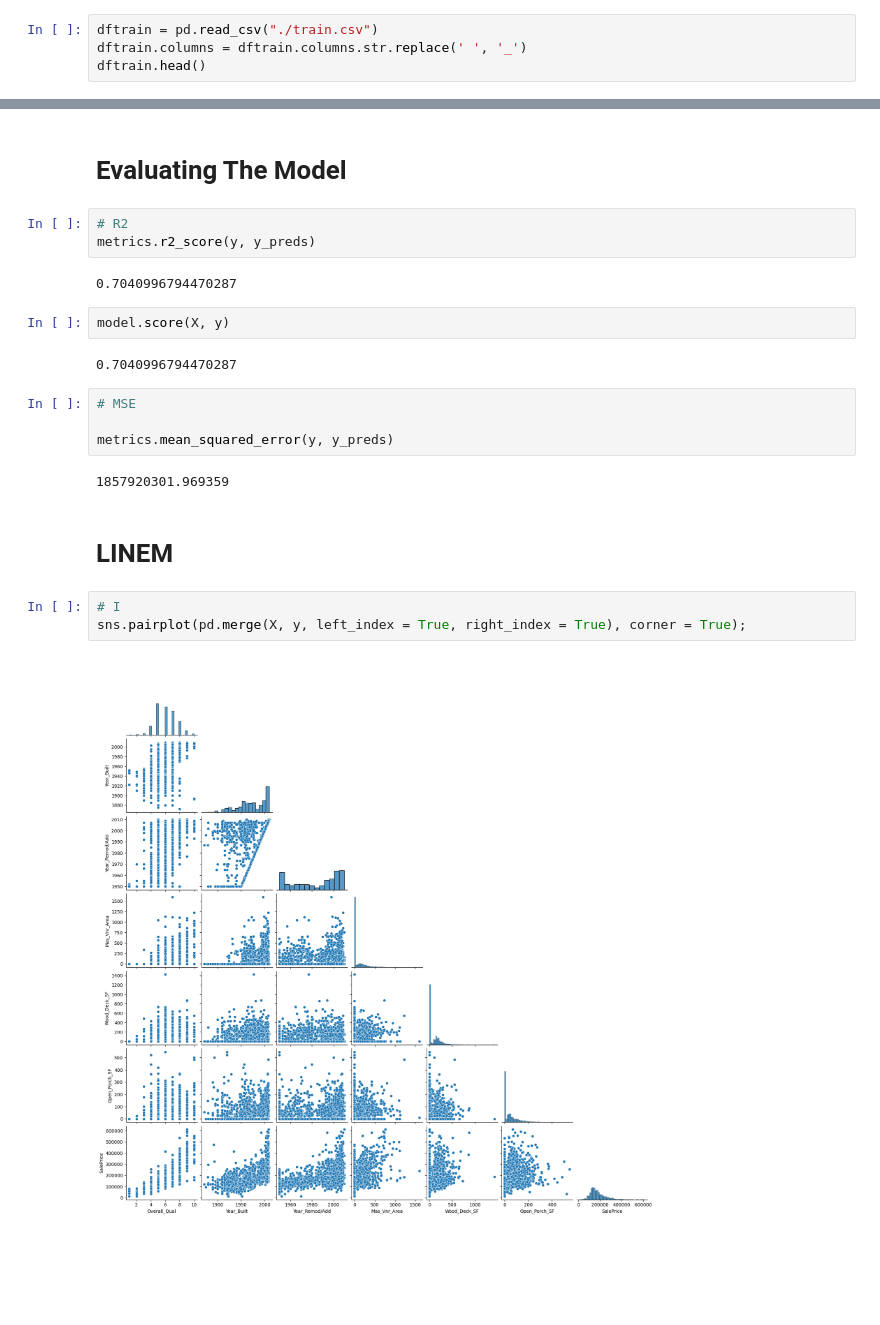
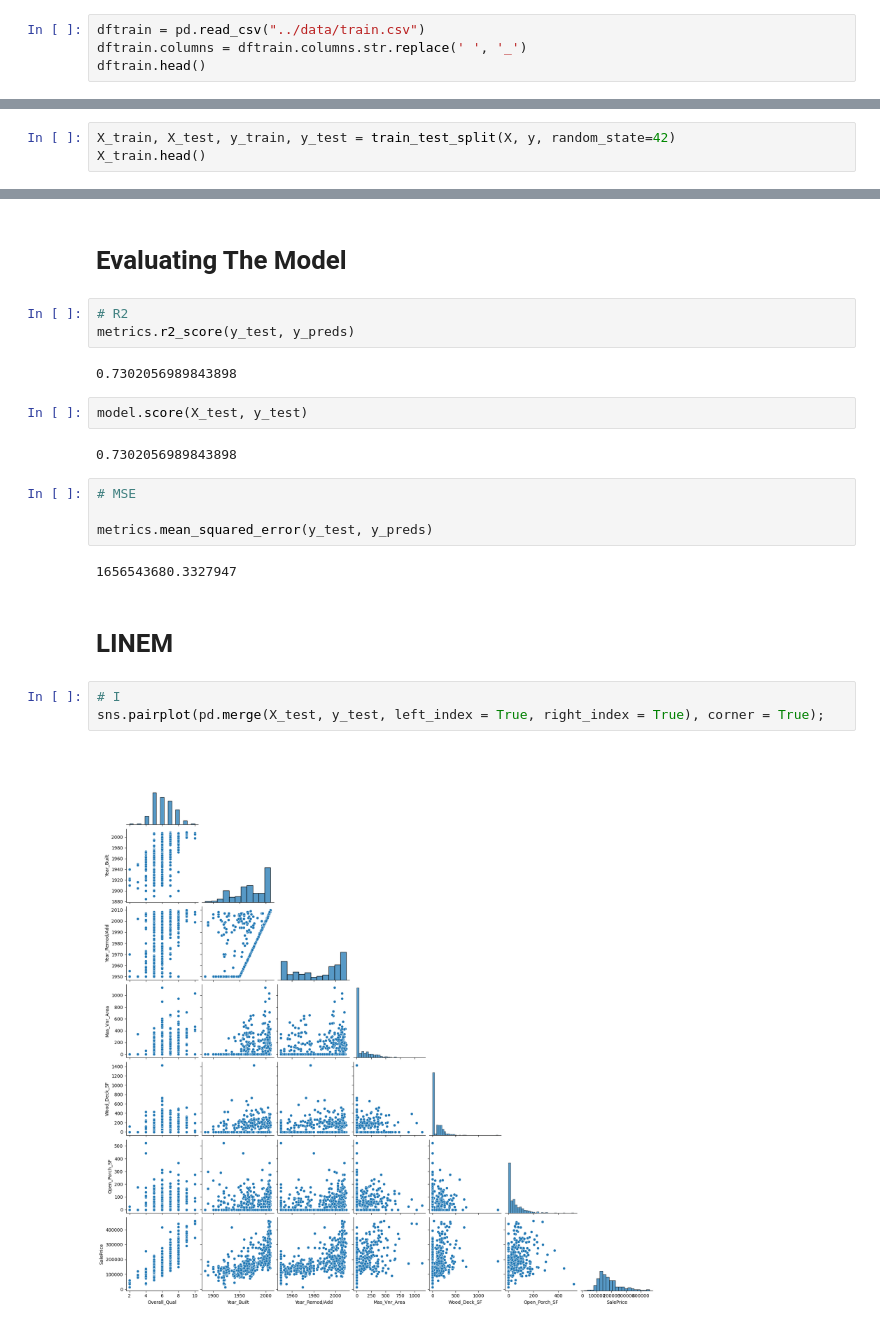
Before and after one commit to Osei7/housing_price-predictions, a Jupyter notebook: code/Notebook 1.ipynb, the cells around one changed output, grey strips where cells are left out. Cells and saved outputs as stored; diff of their text form; blank space fills up the shorter version.

```diff
--- a/code/Notebook 1.ipynb
+++ b/code/Notebook 1.ipynb
@@ -12,7 +12,7 @@ import seaborn as sns
 # %% [markdown]
 * Importing the data and renaming columns for organization
 # %%
-dftrain = pd.read_csv("./train.csv")
+dftrain = pd.read_csv("../data/train.csv")
 dftrain.columns = dftrain.columns.str.replace(' ', '_')
 dftrain.head()
 # %% [output]
@@ -258,3 +260,6 @@ y = dftrain['SalePrice']
 y.shape
 # %% [output]
 (2051,)
+# %%
+X_train, X_test, y_train, y_test = train_test_split(X, y, random_state=42)
+X_train.head()
@@ -316,25 +343,25 @@ numpy.ndarray
 #  Evaluating The Model
 # %%
 # R2
-metrics.r2_score(y, y_preds)
+metrics.r2_score(y_test, y_preds)
 # %% [output]
-0.7040996794470287
+0.7302056989843898
 # %%
-model.score(X, y)
+model.score(X_test, y_test)
 # %% [output]
-0.7040996794470287
+0.7302056989843898
 # %%
 # MSE
 
-metrics.mean_squared_error(y, y_preds)
+metrics.mean_squared_error(y_test, y_preds)
 # %% [output]
-1857920301.969359
+1656543680.3327947
 # %% [markdown]
 # LINEM
 # %%
 # I
-sns.pairplot(pd.merge(X, y, left_index = True, right_index = True), corner = True);
+sns.pairplot(pd.merge(X_test, y_test, left_index = True, right_index = True), corner = True);
 # %% [output]
-[figure, old version]
+[figure, new version]
 # %%
 # N
```
Also changed, not shown: parts of 13 cells of this notebook.
